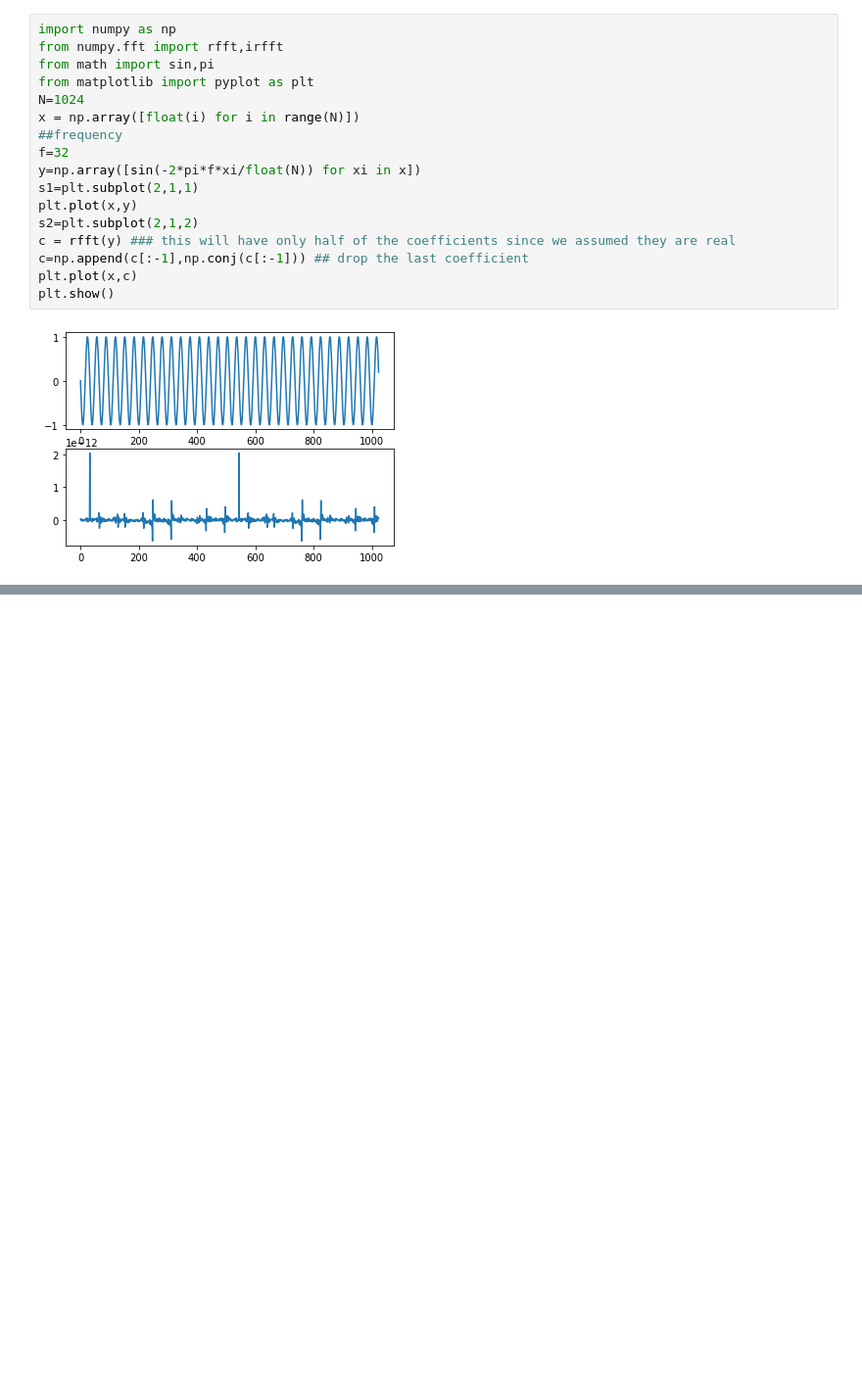
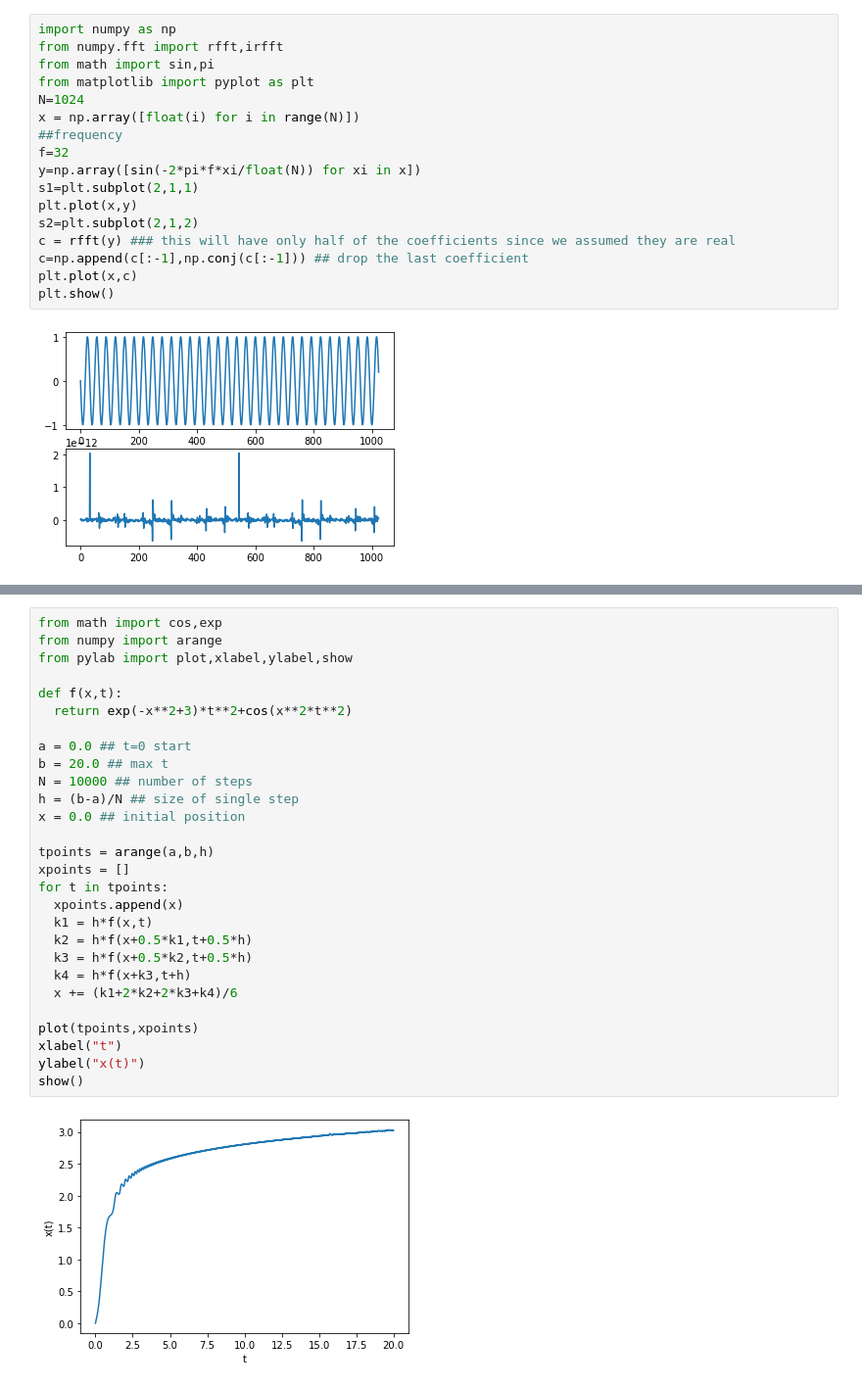
Before and after one commit to NIUCompPhys/Spring2021, a Jupyter notebook: temp2_pynb.ipynb, the cells around one changed output, grey strips where cells are left out. Shown: that part at 98% size. Drawn from its saved outputs; the diff is of its cells as text; blank space fills up the shorter version.

```diff
--- a/temp2_pynb.ipynb
+++ b/temp2_pynb.ipynb
@@ -165,0 +192,30 @@ plt.show()
+# %%
+from math import cos,exp
+from numpy import arange
+from pylab import plot,xlabel,ylabel,show
+
+def f(x,t):
+  return exp(-x**2+3)*t**2+cos(x**2*t**2)
+
+a = 0.0 ## t=0 start
+b = 20.0 ## max t
+N = 10000 ## number of steps
+h = (b-a)/N ## size of single step
+x = 0.0 ## initial position
+
+tpoints = arange(a,b,h)
+xpoints = []
+for t in tpoints:
+  xpoints.append(x)
+  k1 = h*f(x,t)
+  k2 = h*f(x+0.5*k1,t+0.5*h)
+  k3 = h*f(x+0.5*k2,t+0.5*h)
+  k4 = h*f(x+k3,t+h)
+  x += (k1+2*k2+2*k3+k4)/6
+
+plot(tpoints,xpoints)
+xlabel("t")
+ylabel("x(t)")
+show()
+# %% [output]
+[figure, added]
```
Also changed, not shown: parts of 2 cells of this notebook.
